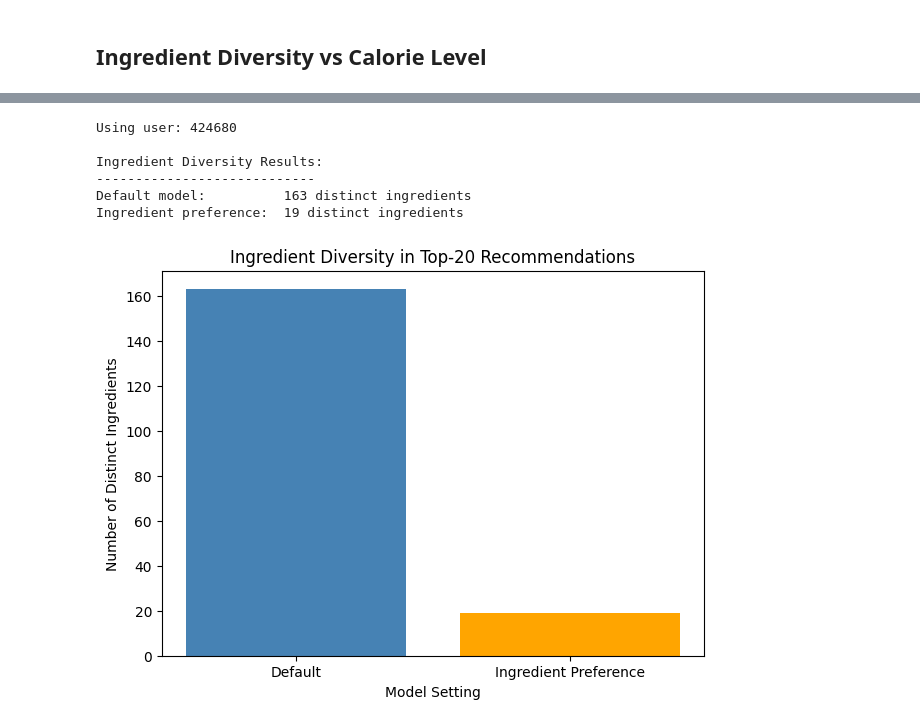
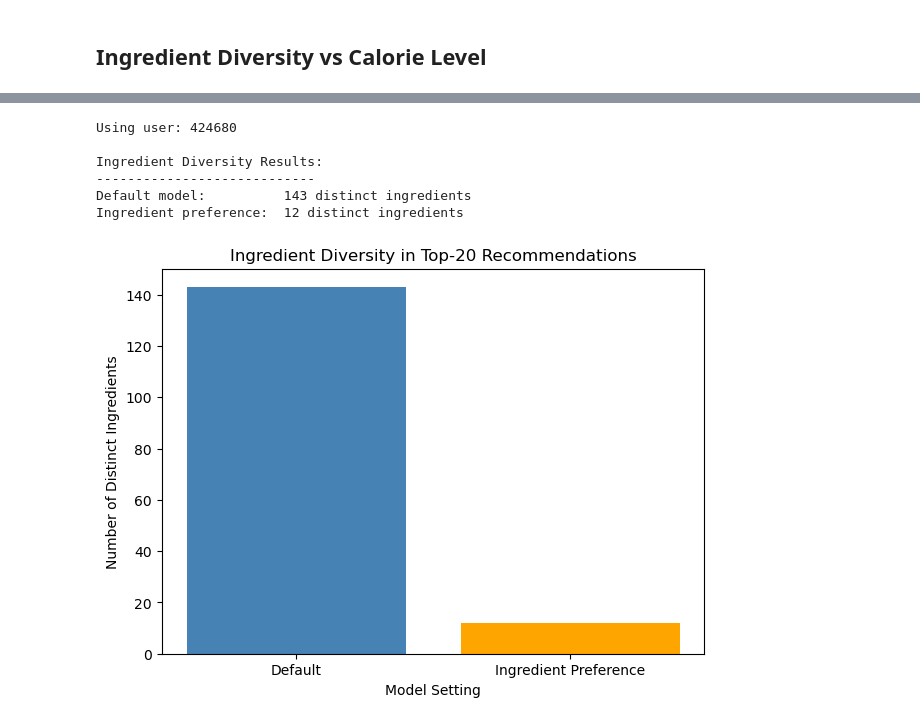
Before and after one commit to trhenry33/Byte-Baker-Recipe-Recommender, a Jupyter notebook: RecipeRecs.ipynb, the cells around one changed output, grey strips where cells are left out. Saved outputs shown, nothing was run; the diff lists cells and outputs as text; code cells hidden in the pictures.

```diff
--- a/RecipeRecs.ipynb
+++ b/RecipeRecs.ipynb
@@ -151,7 +170,7 @@ R = recipe_features[recipe_rows]
 # R is recipe metadata matrix
 
 X_full = hstack([X, R])
-y = interactions['rating'].values
+y = interactions_train_only['rating'].values
 # %%
 #Train ridge regression mode
 
@@ -170,12 +189,12 @@ MAE: 0.653308323283204
 # %%
 # Check if user 2046 exists and see what recipes they've reviewed
-user_interactions = interactions[interactions['user_id'] == 2046]
+user_interactions = interactions_train_only[interactions_train_only['user_id'] == 2046]
 print(f"User 2046 has {len(user_interactions)} interactions")
 if len(user_interactions) > 0:
     print("Sample interactions:")
     print(user_interactions[['recipe_id', 'rating']].head())
 else:
     print("User 2046 not found. Let's find a valid user:")
-    sample_user = interactions['user_id'].iloc[0]
+    sample_user = interactions_train_only['user_id'].iloc[0]
     print(f"Using user {sample_user} instead")
 # %% [output]
@@ -219,7 +237,7 @@ def recommend_recipes_for_user(user_id, top_k=10, preference=None, verbose=True)
     # -------------------------------------
     # 0. Find user & candidate recipes
     # -------------------------------------
-    user_interactions = interactions[interactions['user_id'] == user_id]
+    user_interactions = interactions_train_only[interactions_train_only['user_id'] == user_id]
 
     if len(user_interactions) == 0:
         if verbose:
@@ -384,7 +404,7 @@ plt.show()
 prefs = ["default", "ingredients", "low_calorie", "high_calorie"]
 scores = []
 
-uid = interactions['user_id'].iloc[0]
+uid = interactions_train_only['user_id'].iloc[0]
 
 for p in prefs:
     if p == "default":
@@ -437,7 +457,7 @@ def ingredient_diversity(rec_df):
 # ---------------------------------------------------------
 # 2. Choose a strong user (lots of interactions)
 # ---------------------------------------------------------
-uid = interactions['user_id'].value_counts().idxmax()
+uid = interactions_train_only['user_id'].value_counts().idxmax()
 print("Using user:", uid)
 
 # ---------------------------------------------------------
@@ -447,33 +467,33 @@ recs_default = recommend_recipes_for_user(uid, top_k=20, verbose=False)
 recs_ing_pref = recommend_recipes_for_user(uid, top_k=20, preference="ingredients", verbose=False)
 
 # ---------------------------------------------------------
 # 4. Compute ingredient diversity
 # ---------------------------------------------------------
 div_default = ingredient_diversity(recs_default)
 div_ing = ingredient_diversity(recs_ing_pref)
 
 print("\nIngredient Diversity Results:")
 print("----------------------------")
 print(f"Default model:          {div_default} distinct ingredients")
 print(f"Ingredient preference:  {div_ing} distinct ingredients")
 
 # ---------------------------------------------------------
 # 5. Plot comparison
 # ---------------------------------------------------------
 labels = ["Default", "Ingredient Preference"]
 values = [div_default, div_ing]
 
 plt.figure(figsize=(7,5))
 plt.bar(labels, values, color=["steelblue", "orange"])
 plt.title("Ingredient Diversity in Top-20 Recommendations")
 plt.ylabel("Number of Distinct Ingredients")
 plt.xlabel("Model Setting")
 plt.show()
 # %% [output]
 Using user: 424680
 
 Ingredient Diversity Results:
 ----------------------------
-Default model:          163 distinct ingredients
-Ingredient preference:  19 distinct ingredients
+Default model:          143 distinct ingredients
+Ingredient preference:  12 distinct ingredients
-[figure, old version]
+[figure, new version]
```
Also changed, not shown: parts of 15 cells of this notebook.
